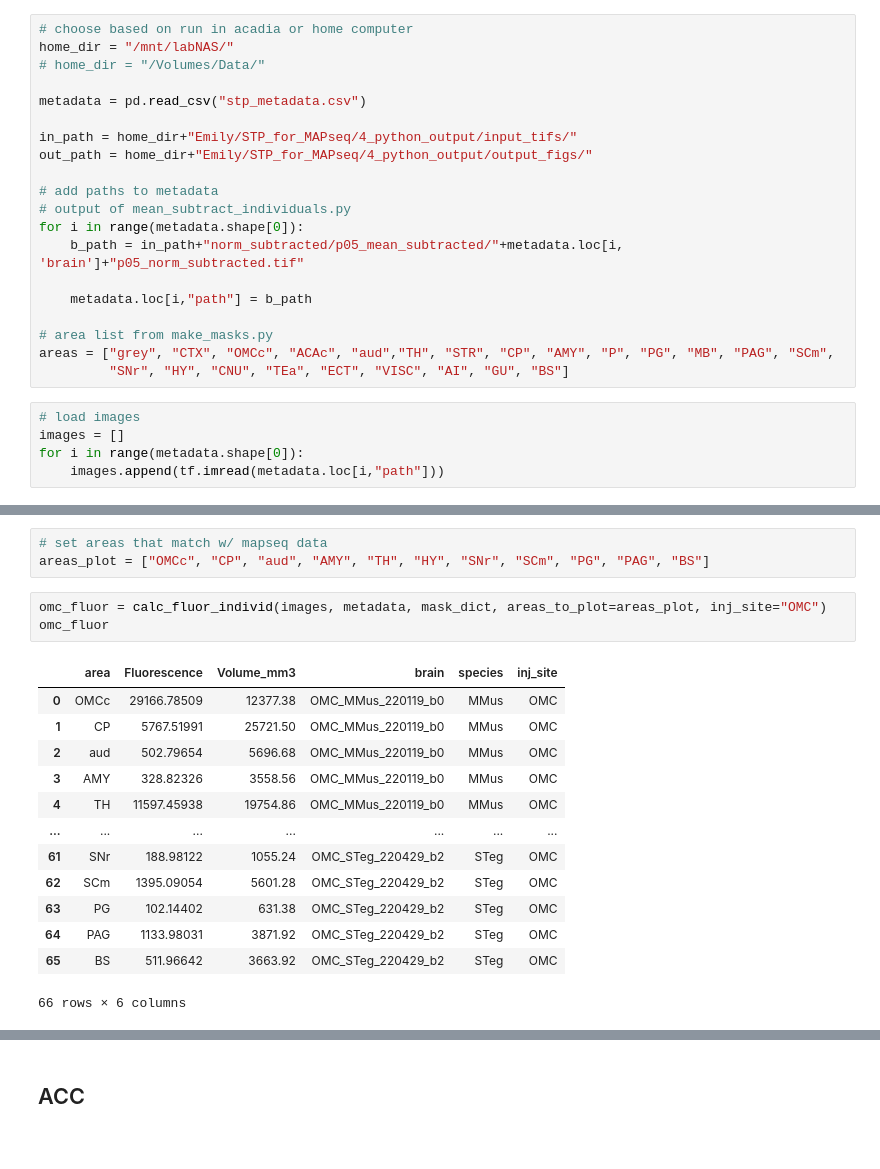
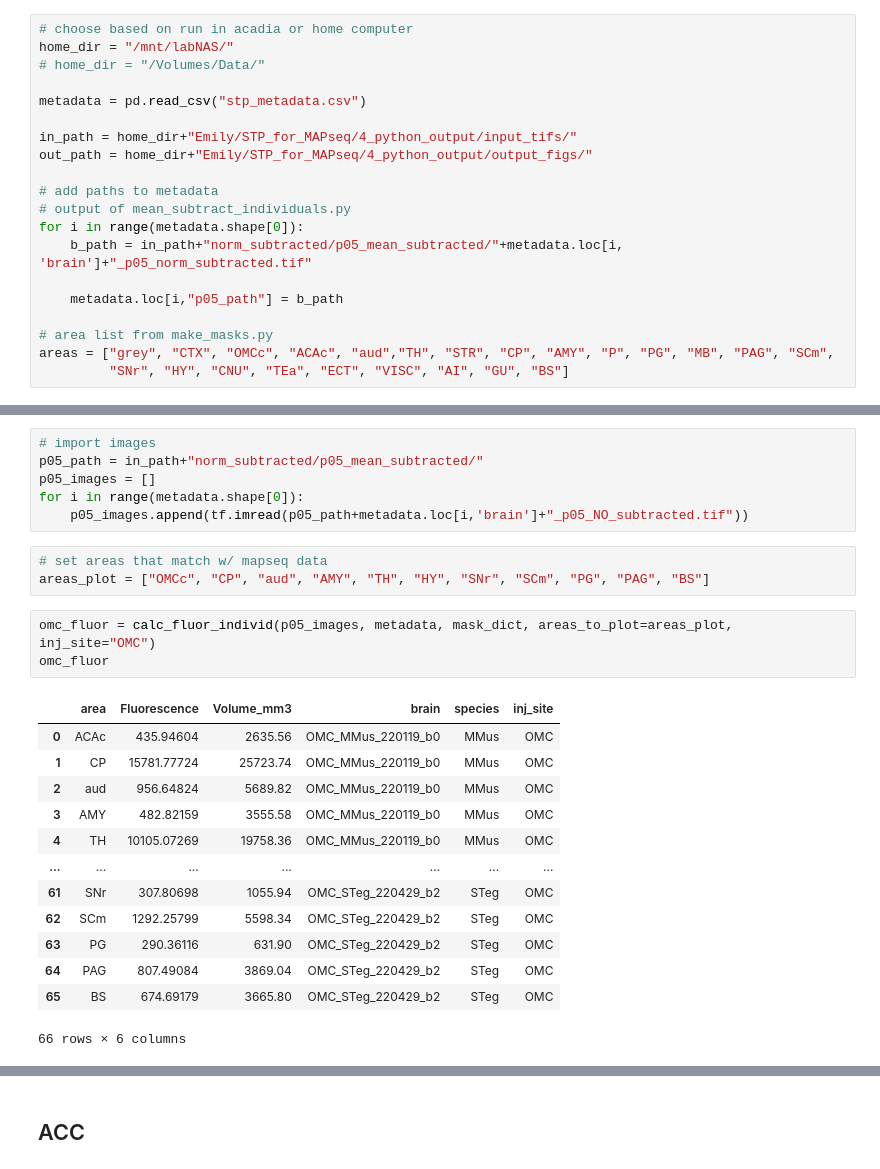
Before and after one commit to eisko/STP_analysis, a Jupyter notebook: STP_quant_fluor_individ.ipynb, the cells around one changed output, grey strips where cells are left out. Cells and saved outputs as stored; diff of their text form.

```diff
--- a/STP_quant_fluor_individ.ipynb
+++ b/STP_quant_fluor_individ.ipynb
@@ -31,18 +34,13 @@ out_path = home_dir+"Emily/STP_for_MAPseq/4_python_output/output_figs/"
 # add paths to metadata
 # output of mean_subtract_individuals.py
 for i in range(metadata.shape[0]):
-    b_path = in_path+"norm_subtracted/p05_mean_subtracted/"+metadata.loc[i, 'brain']+"p05_norm_subtracted.tif"
+    b_path = in_path+"norm_subtracted/p05_mean_subtracted/"+metadata.loc[i, 'brain']+"_p05_norm_subtracted.tif"
 
-    metadata.loc[i,"path"] = b_path
+    metadata.loc[i,"p05_path"] = b_path
 
 # area list from make_masks.py
 areas = ["grey", "CTX", "OMCc", "ACAc", "aud","TH", "STR", "CP", "AMY", "P", "PG", "MB", "PAG", "SCm",
          "SNr", "HY", "CNU", "TEa", "ECT", "VISC", "AI", "GU", "BS"]
-# %%
-# load images
-images = []
-for i in range(metadata.shape[0]):
-    images.append(tf.imread(metadata.loc[i,"path"]))
 # %%
 # load masks for each individually aligned brain
 from time import time
@@ -115,22 +88,28 @@ mask shape:  (201, 675, 499)
+# %%
+# import images
+p05_path = in_path+"norm_subtracted/p05_mean_subtracted/"
+p05_images = []
+for i in range(metadata.shape[0]):
+    p05_images.append(tf.imread(p05_path+metadata.loc[i,'brain']+"_p05_NO_subtracted.tif"))
 # %%
 # set areas that match w/ mapseq data
 areas_plot = ["OMCc", "CP", "aud", "AMY", "TH", "HY", "SNr", "SCm", "PG", "PAG", "BS"]
 # %%
-omc_fluor = calc_fluor_individ(images, metadata, mask_dict, areas_to_plot=areas_plot, inj_site="OMC")
+omc_fluor = calc_fluor_individ(p05_images, metadata, mask_dict, areas_to_plot=areas_plot, inj_site="OMC")
 omc_fluor
 # %% [output]
 |  | area | Fluorescence | Volume_mm3 | brain | species | inj_site |
-| 0 | OMCc | 29166.78509 | 12377.38 | OMC_MMus_220119_b0 | MMus | OMC |
-| 1 | CP | 5767.51991 | 25721.50 | OMC_MMus_220119_b0 | MMus | OMC |
-| 2 | aud | 502.79654 | 5696.68 | OMC_MMus_220119_b0 | MMus | OMC |
-| 3 | AMY | 328.82326 | 3558.56 | OMC_MMus_220119_b0 | MMus | OMC |
-| 4 | TH | 11597.45938 | 19754.86 | OMC_MMus_220119_b0 | MMus | OMC |
+| 0 | ACAc | 435.94604 | 2635.56 | OMC_MMus_220119_b0 | MMus | OMC |
+| 1 | CP | 15781.77724 | 25723.74 | OMC_MMus_220119_b0 | MMus | OMC |
+| 2 | aud | 956.64824 | 5689.82 | OMC_MMus_220119_b0 | MMus | OMC |
+| 3 | AMY | 482.82159 | 3555.58 | OMC_MMus_220119_b0 | MMus | OMC |
+| 4 | TH | 10105.07269 | 19758.36 | OMC_MMus_220119_b0 | MMus | OMC |
 | ... | ... | ... | ... | ... | ... | ... |
-| 61 | SNr | 188.98122 | 1055.24 | OMC_STeg_220429_b2 | STeg | OMC |
-| 62 | SCm | 1395.09054 | 5601.28 | OMC_STeg_220429_b2 | STeg | OMC |
-| 63 | PG | 102.14402 | 631.38 | OMC_STeg_220429_b2 | STeg | OMC |
-| 64 | PAG | 1133.98031 | 3871.92 | OMC_STeg_220429_b2 | STeg | OMC |
-| 65 | BS | 511.96642 | 3663.92 | OMC_STeg_220429_b2 | STeg | OMC |
+| 61 | SNr | 307.80698 | 1055.94 | OMC_STeg_220429_b2 | STeg | OMC |
+| 62 | SCm | 1292.25799 | 5598.34 | OMC_STeg_220429_b2 | STeg | OMC |
+| 63 | PG | 290.36116 | 631.90 | OMC_STeg_220429_b2 | STeg | OMC |
+| 64 | PAG | 807.49084 | 3869.04 | OMC_STeg_220429_b2 | STeg | OMC |
+| 65 | BS | 674.69179 | 3665.80 | OMC_STeg_220429_b2 | STeg | OMC |
 66 rows × 6 columns
 # %%
 # make dot plot
```
Also changed, not shown: parts of 36 cells of this notebook, 5 other files.
